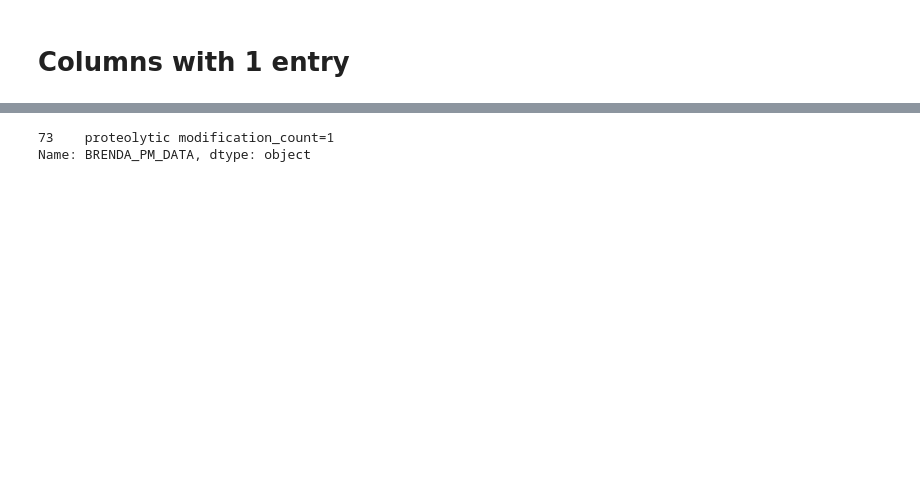
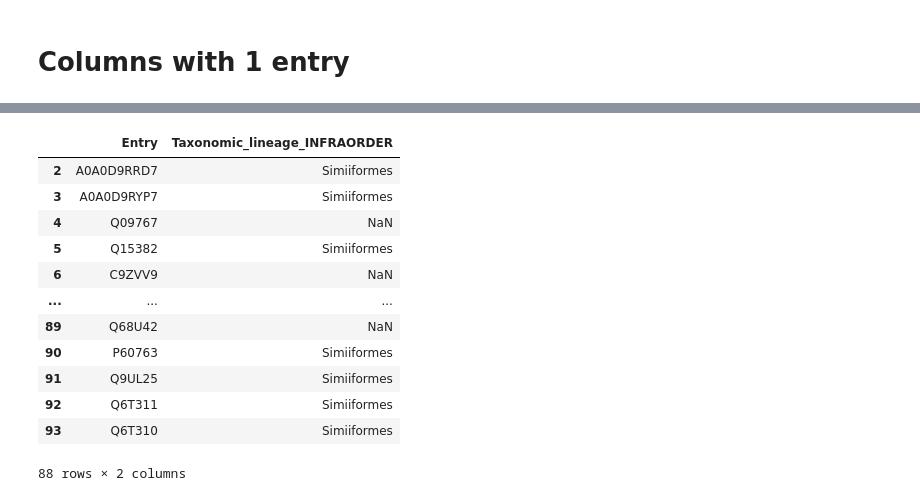
Before and after one commit to SebPorras/bioinfomatics, a Jupyter notebook: scripts/finding_common_cols.ipynb, the cells around one changed output, grey strips where cells are left out. Saved outputs shown, nothing was run; the diff lists cells and outputs as text; code cells hidden in the pictures; blank space fills up the shorter version.

```diff
--- a/scripts/finding_common_cols.ipynb
+++ b/scripts/finding_common_cols.ipynb
@@ -3,6 +3,11 @@
 # %%
 import pandas as pd
 from sequence import *
+# %%
+ec_nums = ['3_2_1_4', '3_2_1_14', '3_6_5_2', '2_7_11_22','2_4_99_18','2_7_11_24',
+'2_7_3_3','4_2_1_1','3_2_1_21', '2_4_1_207', '2_7_11_1', '2_7_13_3',
+'2_7_10_2', '2_7_10_1', '1_14_99_39', '2_5_1_18', '3_2_1_8', '3_5_2_6',
+'1_15_1_1', '4_1_1_39']
 # %%
 def load_seqs(ec_num):
 
@@ -82,21 +44,17 @@ Name: Transmembrane, dtype: object
 # %% [markdown]
 # Columns with 1 entry
 # %%
-
-ec_nums = ["1_15_1_1", "2_7_11_22", "3_2_1_14", "3_5_2_6", "3_6_5_2"]
-
-
 entries = {}
 
 for ec in ec_nums:
     pos_column_counts, neg_column_counts = load_seqs(ec)
 
     for (k1, v1), (k2, v2) in zip(neg_column_counts.items(), pos_column_counts.items()):
-        if v2 == 1 and v1 != 1:
-            if entries.get(k1) is None:
-                entries[k1] = v2
+        if v2 == 1 and v1 > 1:
+            if entries.get(k2) is None:
+                entries[k2] = v2
             else:
-                entries[k1] += 1
+                entries[k2] += 1
 
 
 ordered = sorted(entries.items(), key = lambda x: x[1], reverse=True)
@@ -123,6 +99,29 @@ ordered
 # %%
-df = pd.read_csv(f"../workflows/3_5_2_6/csv/3_5_2_6_uniprot.csv")
-df['BRENDA_PM_DATA'].dropna()
+
+ec_num = ec_nums[2]
+
+df = pd.read_csv(f"../workflows/{ec_num}/csv/{ec_num}_uniprot.csv")
+
+filtered_seqs = readFastaFile(f"../workflows/{ec_num}/files/{ec_num}_filt.fasta")
+
+filtered_names = [seq.name for seq in filtered_seqs]
+
+filtered_df = df.loc[(df["Entry"].isin(filtered_names))]
+
+filtered_df[['Entry', 'Taxonomic_lineage_INFRAORDER'] ]
+
+#print(filtered_df['Cross_reference_TIGRFAMs'])
 # %% [output]
+|  | Entry | Taxonomic_lineage_INFRAORDER |
+| 2 | A0A0D9RRD7 | Simiiformes |
+| 3 | A0A0D9RYP7 | Simiiformes |
+| 4 | Q09767 | NaN |
+| 5 | Q15382 | Simiiformes |
+| 6 | C9ZVV9 | NaN |
+| ... | ... | ... |
+| 89 | Q68U42 | NaN |
+| 90 | P60763 | Simiiformes |
+| 91 | Q9UL25 | Simiiformes |
+| 92 | Q6T311 | Simiiformes |
+| 93 | Q6T310 | Simiiformes |
-73    proteolytic modification_count=1
-Name: BRENDA_PM_DATA, dtype: object
+88 rows × 2 columns
```
Also changed, not shown: parts of 6 cells of this notebook, 3 other files.
